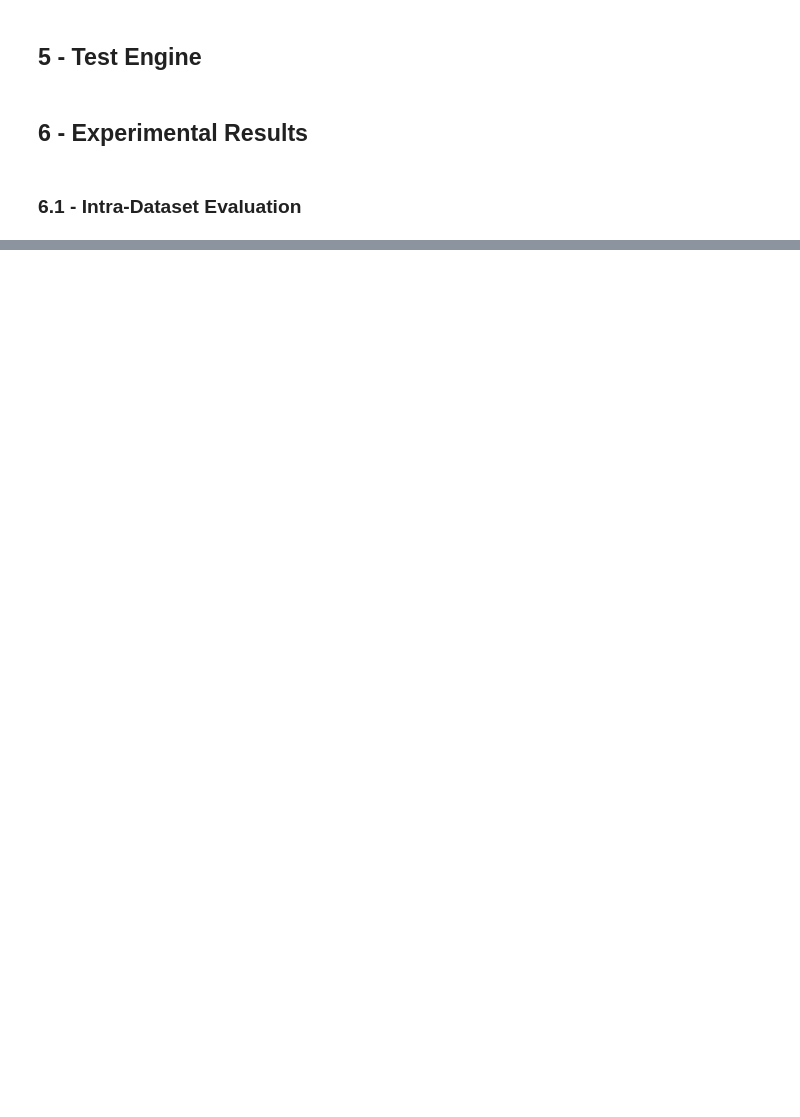
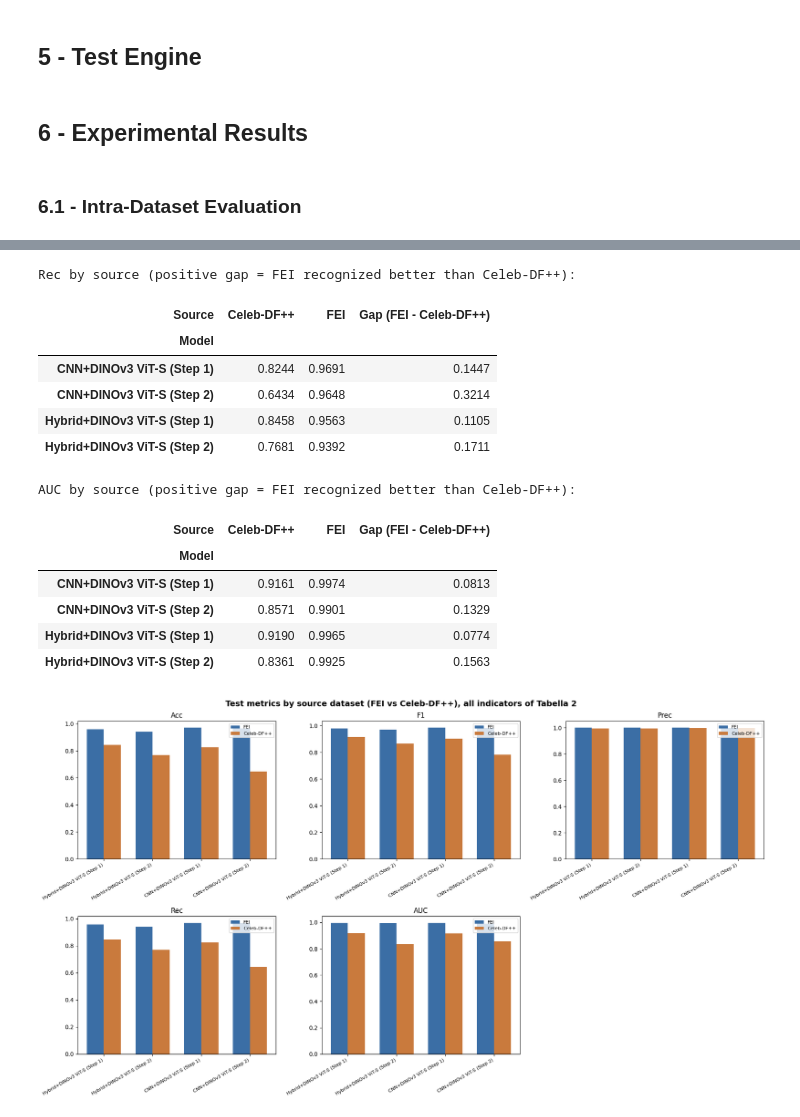
Before and after one commit to luciapola04/internship-deepfake-forensic, a Jupyter notebook: deepfake-forensics-pipeline/02_Extended_Framework/Model_Benchmark/DualBranch/step3_test.ipynb, the cells around one changed output, grey strips where cells are left out. Cells and saved outputs as stored; diff of their text form; code cells hidden in the pictures; blank space fills up the shorter version.

```diff
--- a/deepfake-forensics-pipeline/02_Extended_Framework/Model_Benchmark/DualBranch/step3_test.ipynb
+++ b/deepfake-forensics-pipeline/02_Extended_Framework/Model_Benchmark/DualBranch/step3_test.ipynb
@@ -411,0 +443,65 @@ Starting Quantitative Test for: Hybrid+DINOv3 ViT-S vs CNN+DINOv3 ViT-S
+# %%
+def evaluate_by_source(models_dict, loader, device, source_name):
+    rows = []
+    for name, model in models_dict.items():
+        y_true, y_probs, y_preds = get_all_predictions(model, loader, device)
+        rows.append({
+            "Model": name,
+            "Source": source_name,
+            "N": len(y_true),
+            "Acc": accuracy_score(y_true, y_preds),
+            "F1": f1_score(y_true, y_preds),
+            "Prec": precision_score(y_true, y_preds),
+            "Rec": recall_score(y_true, y_preds),
+            "AUC": auc(*roc_curve(y_true, y_probs)[:2]),
+        })
+    return pd.DataFrame(rows)
+
+
+print("Evaluating on FEI-only test samples...")
+results_fei = evaluate_by_source(trained_models, test_loader_fei, device, "FEI")
+
+print("Evaluating on Celeb-DF++-only test samples...")
+results_celeb = evaluate_by_source(trained_models, test_loader_celeb, device, "Celeb-DF++")
+
+results_by_source = pd.concat([results_fei, results_celeb], ignore_index=True)
+pd.set_option('display.float_format', lambda x: f'{x:.4f}')
+display(results_by_source.sort_values(["Model", "Source"]).reset_index(drop=True))
+
+# Side-by-side view: one row per model, FEI and Celeb-DF++ next to each other, for EVERY
+# metric of Tabella 2 (Acc, F1, Prec, Rec, AUC), plus the gap between them -- a large gap
+# on any metric means the merged metric in Section 6 is hiding a real difference in how
+# well each source is recognized.
+metrics = ["Acc", "F1", "Prec", "Rec", "AUC"]
+pivots = {}
+for metric in metrics:
+    piv = results_by_source.pivot(index="Model", columns="Source", values=metric)
+    piv["Gap (FEI - Celeb-DF++)"] = piv["FEI"] - piv["Celeb-DF++"]
+    pivots[metric] = piv
+    print(f"\n{metric} by source (positive gap = FEI recognized better than Celeb-DF++):")
+    display(piv.round(4))
+
+# Bar chart for the thesis figure: one panel per metric, FEI vs Celeb-DF++ bars per model
+fig, axes = plt.subplots(2, 3, figsize=(18, 10))
+axes = axes.flatten()
+models_list = list(trained_models.keys())
+x = np.arange(len(models_list))
+width = 0.35
+
+for ax, metric in zip(axes, metrics):
+    fei_vals = results_fei.set_index("Model").loc[models_list, metric]
+    celeb_vals = results_celeb.set_index("Model").loc[models_list, metric]
+
+    ax.bar(x - width / 2, fei_vals, width, label="FEI", color="#3b6ea5")
+    ax.bar(x + width / 2, celeb_vals, width, label="Celeb-DF++", color="#c97a3d")
+    ax.set_xticks(x)
+    ax.set_xticklabels(models_list, rotation=30, ha="right", fontsize=8)
+    ax.set_title(metric)
+    ax.legend(fontsize=8)
+
+axes[-1].axis("off")
+fig.suptitle("Test metrics by source dataset (FEI vs Celeb-DF++)", fontsize=14, fontweight="bold")
+plt.tight_layout()
+plt.savefig("fei_vs_celeb_all_metrics.png", dpi=200)
+plt.show()
+# %% [output]
@@ -411,0 +540,15 @@ Starting Quantitative Test for: Hybrid+DINOv3 ViT-S vs CNN+DINOv3 ViT-S
+Rec by source (positive gap = FEI recognized better than Celeb-DF++):
+| Source | Celeb-DF++ | FEI | Gap (FEI - Celeb-DF++) |
+| Model |  |  |  |
+| CNN+DINOv3 ViT-S (Step 1) | 0.8244 | 0.9691 | 0.1447 |
+| CNN+DINOv3 ViT-S (Step 2) | 0.6434 | 0.9648 | 0.3214 |
+| Hybrid+DINOv3 ViT-S (Step 1) | 0.8458 | 0.9563 | 0.1105 |
+| Hybrid+DINOv3 ViT-S (Step 2) | 0.7681 | 0.9392 | 0.1711 |
+AUC by source (positive gap = FEI recognized better than Celeb-DF++):
+| Source | Celeb-DF++ | FEI | Gap (FEI - Celeb-DF++) |
+| Model |  |  |  |
+| CNN+DINOv3 ViT-S (Step 1) | 0.9161 | 0.9974 | 0.0813 |
+| CNN+DINOv3 ViT-S (Step 2) | 0.8571 | 0.9901 | 0.1329 |
+| Hybrid+DINOv3 ViT-S (Step 1) | 0.9190 | 0.9965 | 0.0774 |
+| Hybrid+DINOv3 ViT-S (Step 2) | 0.8361 | 0.9925 | 0.1563 |
+[figure, added]
```
Also changed, not shown: parts of 8 cells of this notebook, 2 other files.
